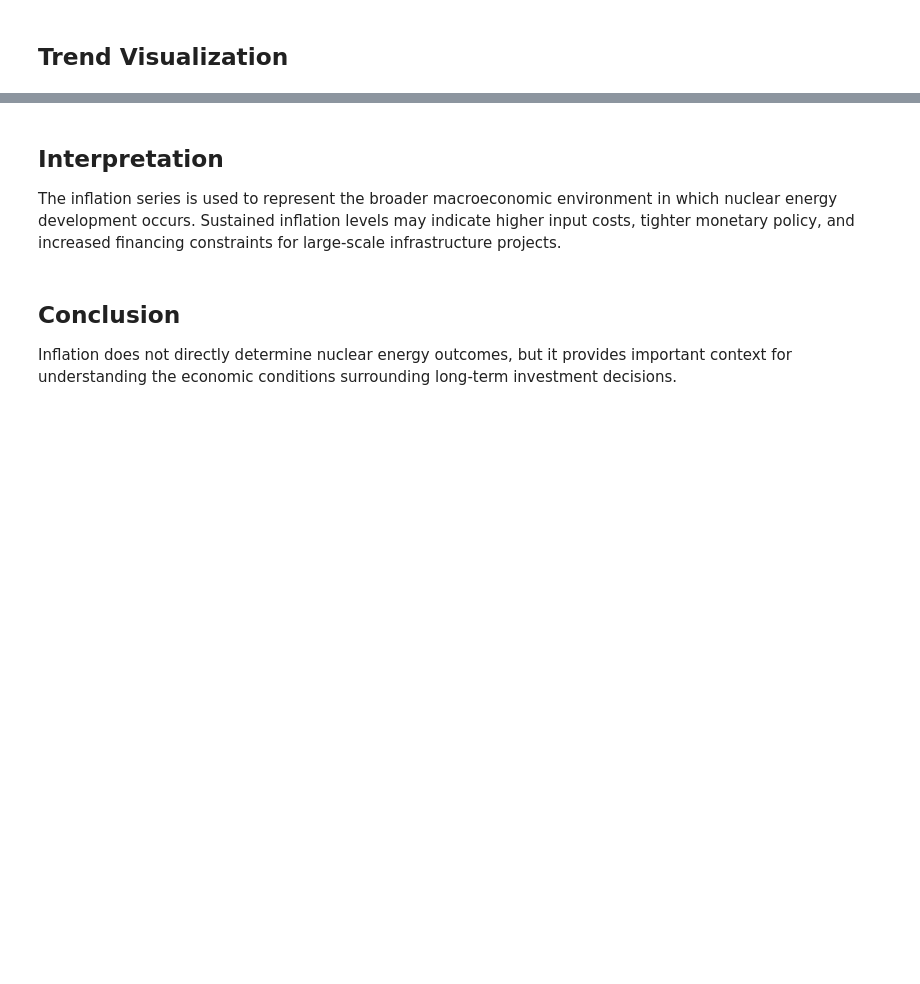
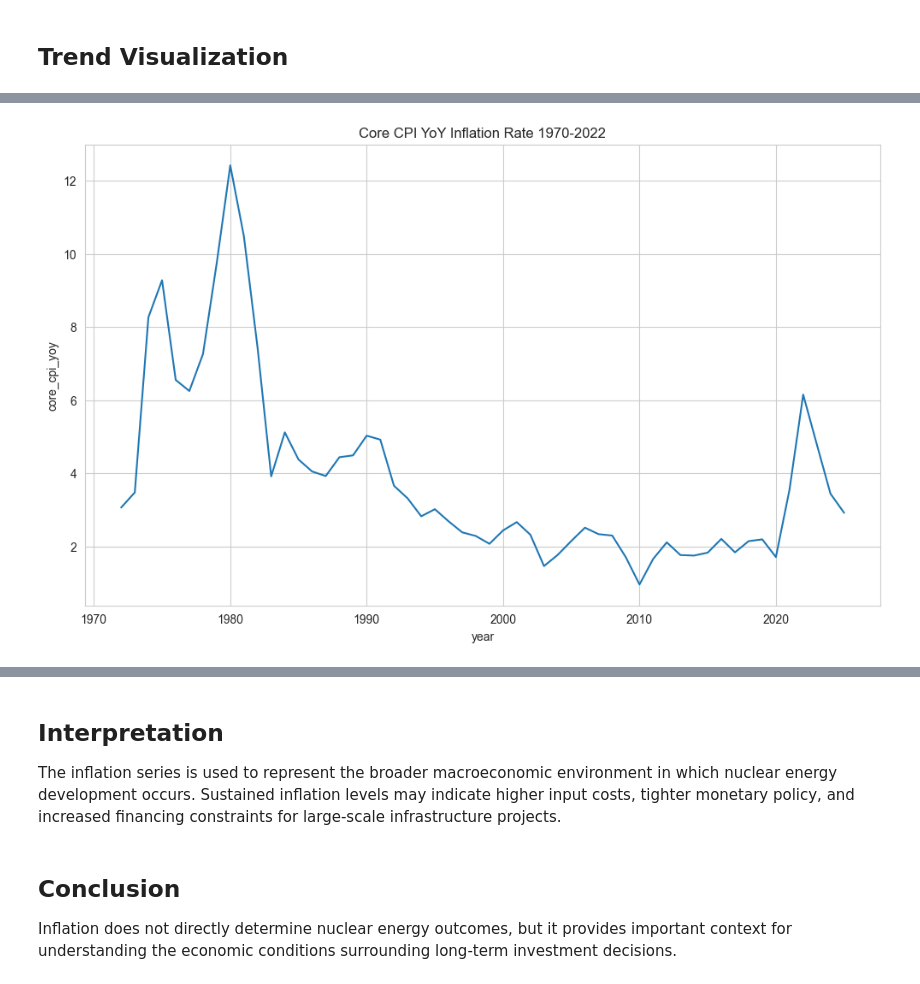
Before and after one commit to DwanjaiOprien/nuclear-energy-fiscal-analysis, a Jupyter notebook: fredNotebookAnalysis/inflation_analysis.ipynb, the cells around one changed output, grey strips where cells are left out. Cells and saved outputs as stored; diff of their text form; code cells hidden in the pictures; blank space fills up the shorter version.

```diff
--- a/fredNotebookAnalysis/inflation_analysis.ipynb
+++ b/fredNotebookAnalysis/inflation_analysis.ipynb
@@ -181,0 +276,8 @@ plt.show()
+# %%
+plt.subplots(figsize = (12,7))
+sns.lineplot(data = merged_df, x = 'year', y = 'core_cpi_yoy')
+plt.title("Core CPI YoY Inflation Rate 1970-2022")
+plt.grid(True)
+plt.show()
+# %% [output]
+[figure, added]
```
Also changed, not shown: parts of 15 cells of this notebook.
